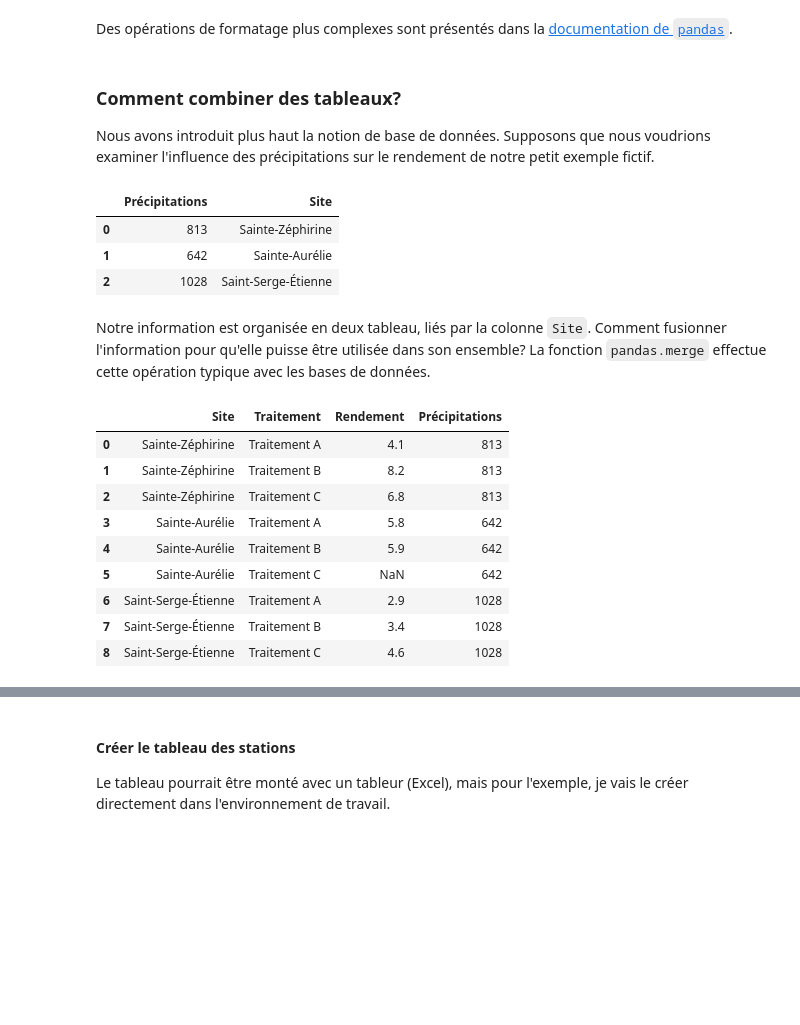
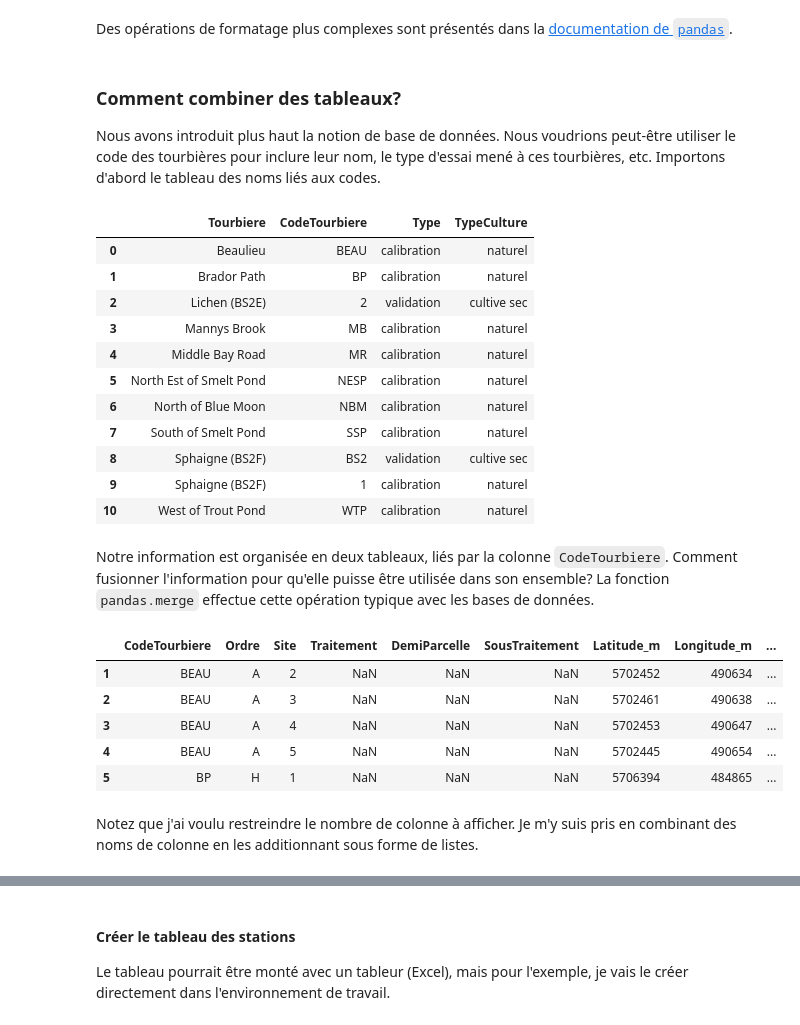
Before and after one commit to essicolo/ecologie-mathematique-Py, a Jupyter notebook: 3_Donnees/3_data.ipynb, the cells around one changed output, grey strips where cells are left out. Cells and saved outputs as stored; diff of their text form; code cells hidden in the pictures; blank space fills up the shorter version.

Commit message:
révision section merge

```diff
--- a/3_Donnees/3_data.ipynb
+++ b/3_Donnees/3_data.ipynb
@@ -850,30 +850,35 @@ Des opérations de formatage plus complexes sont présentés dans la [documentat
 # %% [markdown]
 ### Comment combiner des tableaux?
 
-Nous avons introduit plus haut la notion de base de données. Supposons que nous voudrions examiner l'influence des précipitations sur le rendement de notre petit exemple fictif.
+Nous avons introduit plus haut la notion de base de données. Nous voudrions peut-être utiliser le code des tourbières pour inclure leur nom, le type d'essai mené à ces tourbières, etc. Importons d'abord le tableau des noms liés aux codes.
-# %%
-experience_prec = pd.DataFrame({'Site': ['Sainte-Zéphirine', 'Sainte-Aurélie', 'Saint-Serge-Étienne'],
-                        'Précipitations': [813, 642, 1028]})
-experience_prec
-# %% [output]
-|  | Précipitations | Site |
-| 0 | 813 | Sainte-Zéphirine |
-| 1 | 642 | Sainte-Aurélie |
-| 2 | 1028 | Saint-Serge-Étienne |
+# %%
+tourbieres = pd.read_csv('data/tourbieres.csv', sep=';')
+tourbieres
+# %% [output]
+|  | Tourbiere | CodeTourbiere | Type | TypeCulture |
+| 0 | Beaulieu | BEAU | calibration | naturel |
+| 1 | Brador Path | BP | calibration | naturel |
+| 2 | Lichen (BS2E) | 2 | validation | cultive sec |
+| 3 | Mannys Brook | MB | calibration | naturel |
+| 4 | Middle Bay Road | MR | calibration | naturel |
+| 5 | North Est of Smelt Pond | NESP | calibration | naturel |
+| 6 | North of Blue Moon | NBM | calibration | naturel |
+| 7 | South of Smelt Pond | SSP | calibration | naturel |
+| 8 | Sphaigne (BS2F) | BS2 | validation | cultive sec |
+| 9 | Sphaigne (BS2F) | 1 | calibration | naturel |
+| 10 | West of Trout Pond | WTP | calibration | naturel |
 # %% [markdown]
-Notre information est organisée en deux tableau, liés par la colonne `Site`. Comment fusionner l'information pour qu'elle puisse être utilisée dans son ensemble?  La fonction `pandas.merge` effectue cette opération typique avec les bases de données.
+Notre information est organisée en deux tableaux, liés par la colonne `CodeTourbiere`. Comment fusionner l'information pour qu'elle puisse être utilisée dans son ensemble?  La fonction `pandas.merge` effectue cette opération typique avec les bases de données.
-# %%
-experience_merge = pd.merge(left=experience_tidy, right=experience_prec, on='Site')
-experience_merge
-# %% [output]
-|  | Site | Traitement | Rendement | Précipitations |
-| 0 | Sainte-Zéphirine | Traitement A | 4.1 | 813 |
-| 1 | Sainte-Zéphirine | Traitement B | 8.2 | 813 |
-| 2 | Sainte-Zéphirine | Traitement C | 6.8 | 813 |
-| 3 | Sainte-Aurélie | Traitement A | 5.8 | 642 |
-| 4 | Sainte-Aurélie | Traitement B | 5.9 | 642 |
-| 5 | Sainte-Aurélie | Traitement C | NaN | 642 |
-| 6 | Saint-Serge-Étienne | Traitement A | 2.9 | 1028 |
-| 7 | Saint-Serge-Étienne | Traitement B | 3.4 | 1028 |
-| 8 | Saint-Serge-Étienne | Traitement C | 4.6 | 1028 |
+# %%
+chicoute_merge = pd.merge(left=chicoute, right=tourbieres, on='CodeTourbiere')
+chicoute_merge.loc[1:5, list(chicoute.columns[0:10]) + list(tourbieres.columns)]
+# %% [output]
+|  | CodeTourbiere | Ordre | Site | Traitement | DemiParcelle | SousTraitement | Latitude_m | Longitude_m | ... |
+| 1 | BEAU | A | 2 | NaN | NaN | NaN | 5702452 | 490634 | ... |
+| 2 | BEAU | A | 3 | NaN | NaN | NaN | 5702461 | 490638 | ... |
+| 3 | BEAU | A | 4 | NaN | NaN | NaN | 5702453 | 490647 | ... |
+| 4 | BEAU | A | 5 | NaN | NaN | NaN | 5702445 | 490654 | ... |
+| 5 | BP | H | 1 | NaN | NaN | NaN | 5706394 | 484865 | ... |
+# %% [markdown]
+Notez que j'ai voulu restreindre le nombre de colonne à afficher. Je m'y suis pris en combinant des noms de colonne en les additionnant sous forme de listes.
 # %% [markdown]
```
Also changed, not shown: parts of 1 cell of this notebook.
